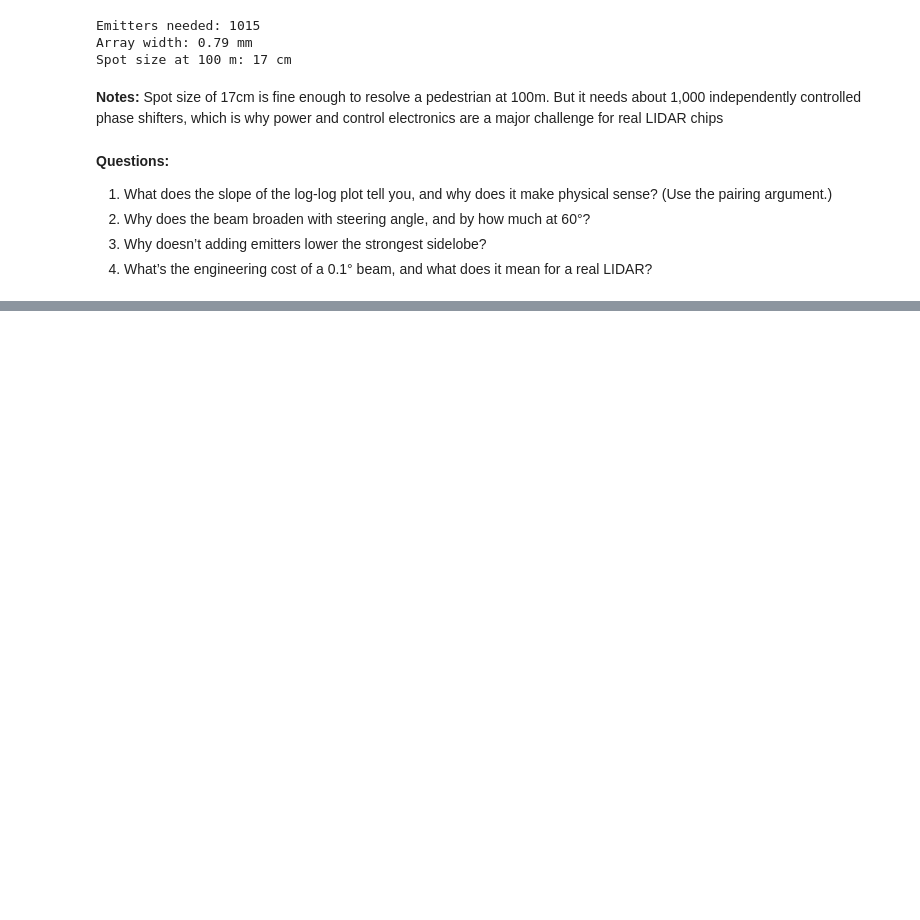
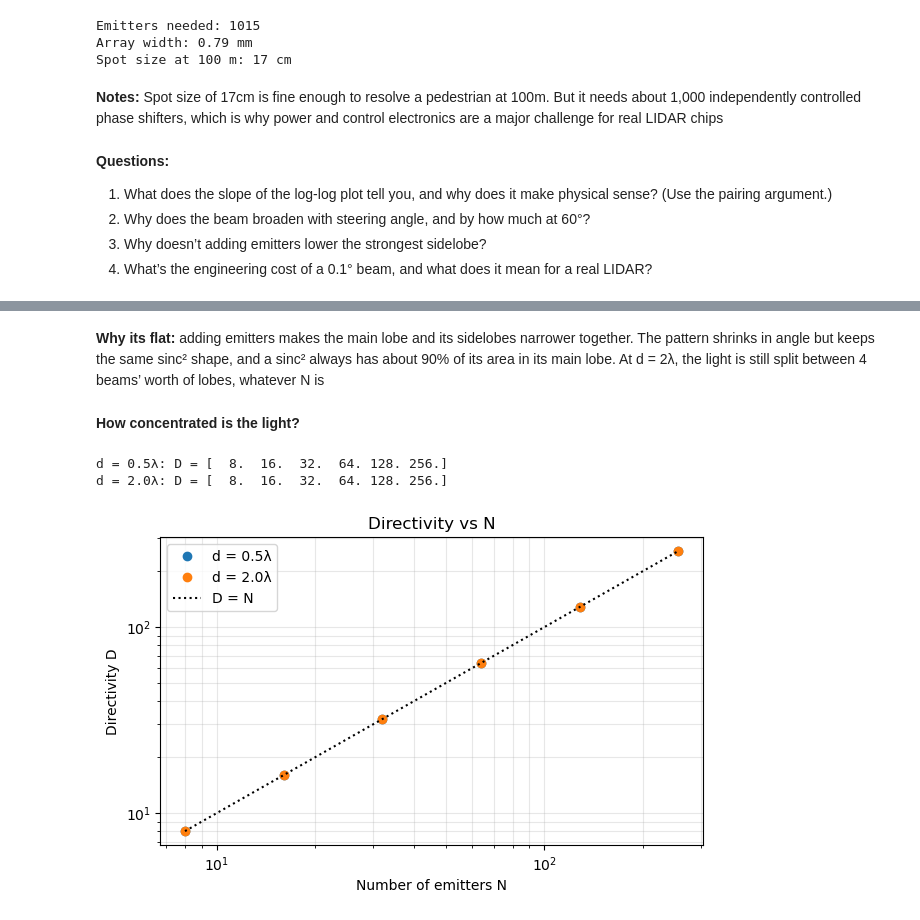
Before and after one commit to sidderz56/opa-beam-steering, a Jupyter notebook: 03_resolution.ipynb, the cells around one changed output, grey strips where cells are left out. Drawn from its saved outputs; the diff is of its cells as text; code cells hidden in the pictures; blank space fills up the shorter version.

```diff
--- a/03_resolution.ipynb
+++ b/03_resolution.ipynb
@@ -92,0 +113,17 @@ Spot size at 100 m: 17 cm
+# %% [markdown]
+**Why its flat:** adding emitters makes the main lobe and its sidelobes narrower together. The pattern shrinks in angle but keeps the same sinc² shape, and a sinc² always has about 90% of its area in its main lobe. At d = 2λ, the light is still split between 4 beams’ worth of lobes, whatever N is
+# %% [markdown]
+**How concentrated is the light?**
+# %%
+fig, ax = plt.subplots(figsize=(7, 4))
+for r in [0.5, 2.0]:
+    D = [2 / power_budget(np.arange(n) * r * wl, wl, 0)["total"] for n in Ns_e]
+    ax.loglog(Ns_e, D, "o", label=f"d = {r}λ")
+    print(f"d = {r}λ: D =", np.round(D, 1))
+ax.loglog(Ns_e, Ns_e, "k:", label="D = N")
+ax.set_xlabel("Number of emitters N"); ax.set_ylabel("Directivity D")
+ax.set_title("Directivity vs N"); ax.legend(); ax.grid(alpha=0.3, which="both"); plt.show()
+# %% [output]
+d = 0.5λ: D = [  8.  16.  32.  64. 128. 256.]
+d = 2.0λ: D = [  8.  16.  32.  64. 128. 256.]
+[figure, added]
```
Also changed, not shown: parts of 9 cells of this notebook.
